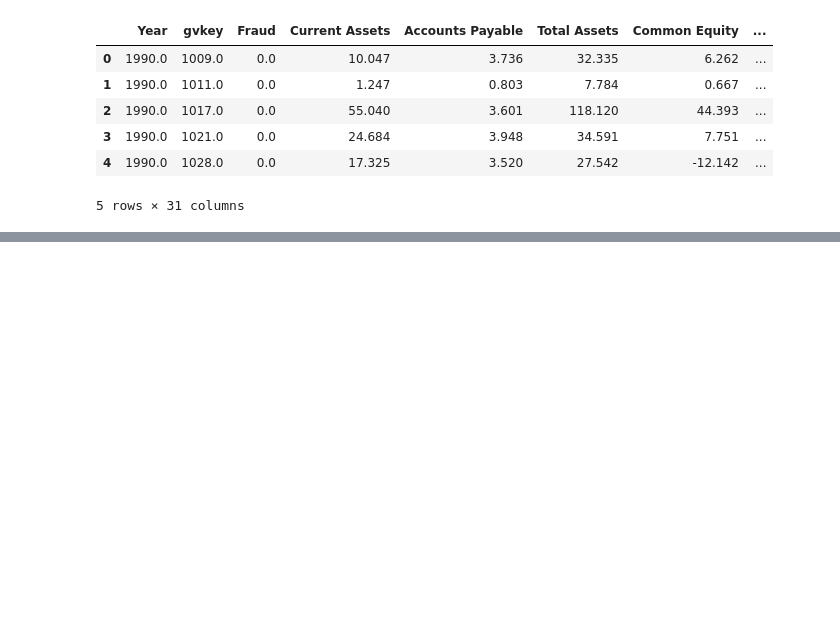
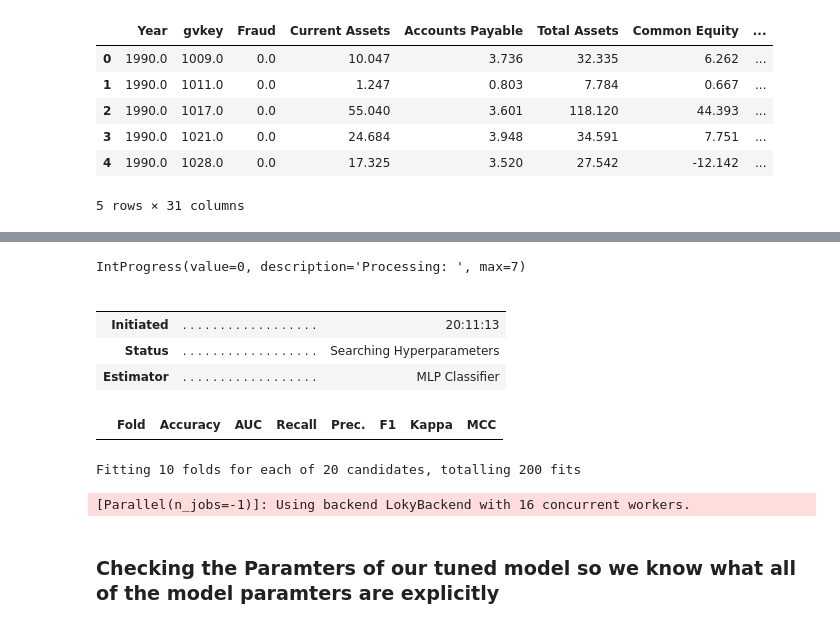
Before and after one commit to kylecummings89/ESE_527_Project, a Jupyter notebook: Data_Analysis/Final Modeling.ipynb, the cells around one changed output, grey strips where cells are left out. Cells and saved outputs as stored; diff of their text form; code cells hidden in the pictures; blank space fills up the shorter version.

```diff
--- a/Data_Analysis/Final Modeling.ipynb
+++ b/Data_Analysis/Final Modeling.ipynb
@@ -476,3 +95,17 @@ CustomProbabilityThresholdClassifier(activation='relu', alpha=0.0001,
+# %%
+tuned = tune_model(mlp, n_iter = 20, optimize = 'Prec.')
+# %% [output]
+IntProgress(value=0, description='Processing: ', max=7)
+|  |  |  |
+|  |  |  |
+| Initiated | . . . . . . . . . . . . . . . . . . | 20:11:13 |
+| Status | . . . . . . . . . . . . . . . . . . | Searching Hyperparameters |
+| Estimator | . . . . . . . . . . . . . . . . . . | MLP Classifier |
+|  | Fold | Accuracy | AUC | Recall | Prec. | F1 | Kappa | MCC |
+Fitting 10 folds for each of 20 candidates, totalling 200 fits
+[Parallel(n_jobs=-1)]: Using backend LokyBackend with 16 concurrent workers.
+# %% [markdown]
+### Checking the Paramters of our tuned model so we know what all of the model paramters are explicitly
 # %%
 print(tuned)
 # %% [output]
```
Also changed, not shown: parts of 29 cells of this notebook.
